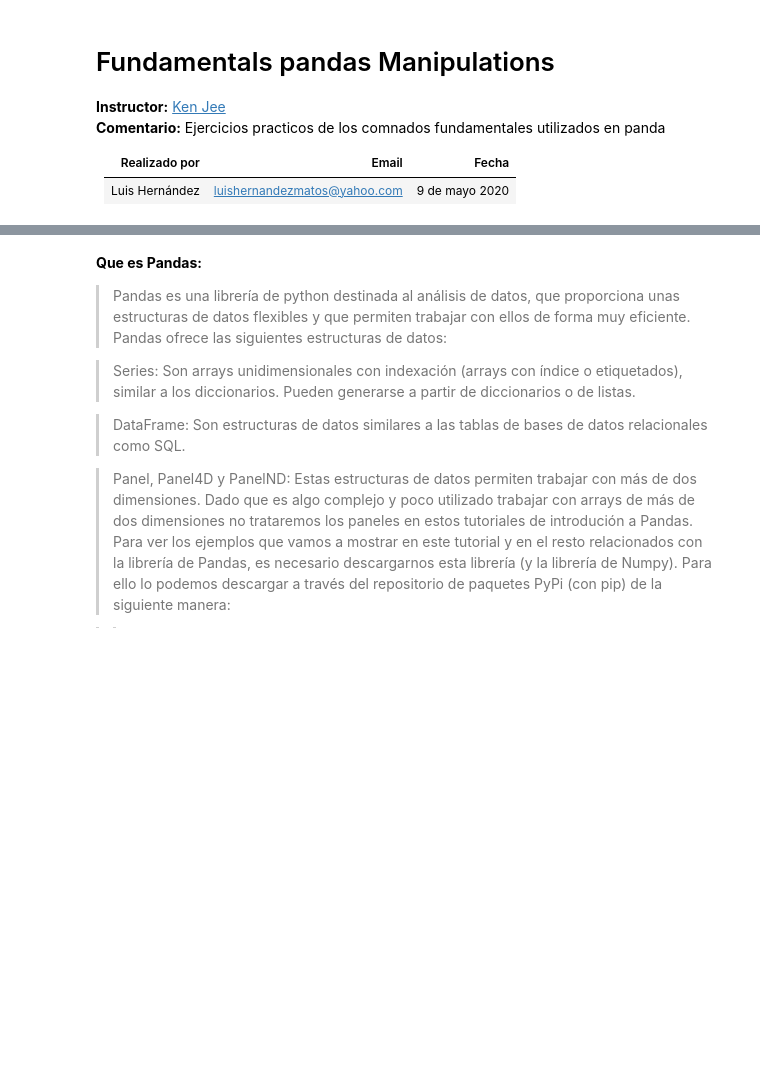
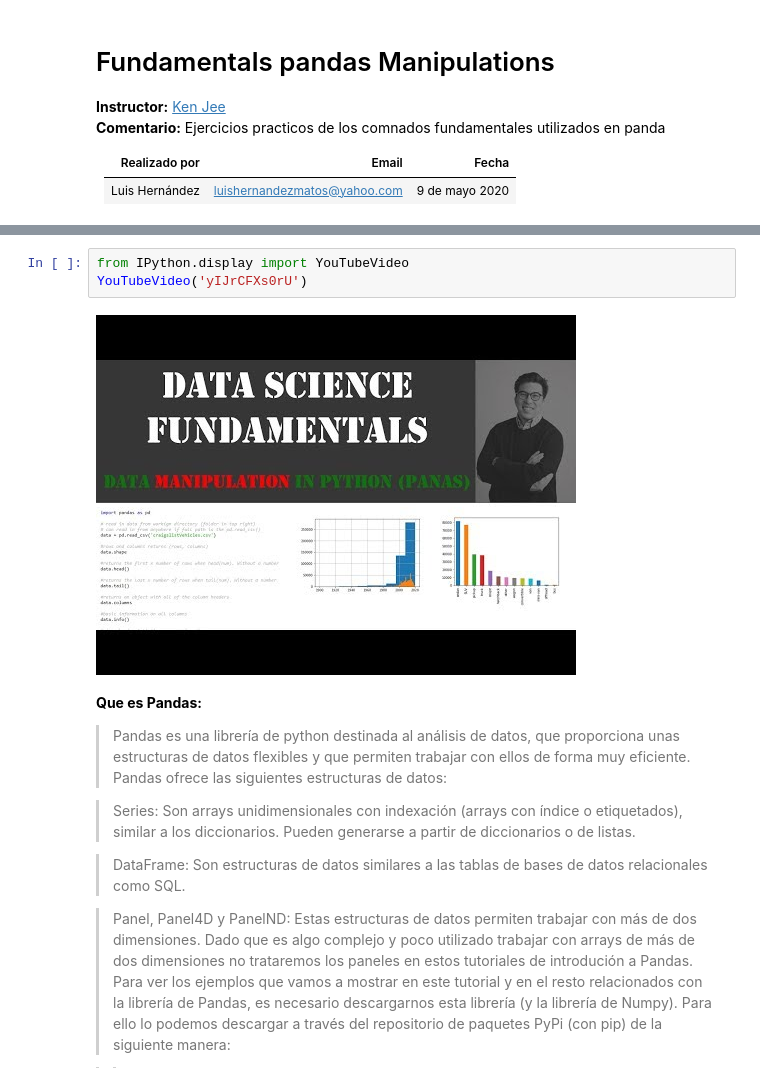
Before and after one commit to luishernand/data_cleaning.ipynb, a Jupyter notebook: fundamentals manipulations.ipynb, the cells around one changed output, grey strips where cells are left out. Drawn from its saved outputs; the diff is of its cells as text; blank space fills up the shorter version.

```diff
--- a/fundamentals manipulations.ipynb
+++ b/fundamentals manipulations.ipynb
@@ -13,3 +11,8 @@
+# %%
+from IPython.display import YouTubeVideo
+YouTubeVideo('yIJrCFXs0rU')
+# %% [output]
+[figure, added]
 # %% [markdown]
 **Que es Pandas:**
 > Pandas es una librería de python destinada al análisis de datos, que proporciona unas estructuras de datos flexibles y que permiten trabajar con ellos de forma muy eficiente. Pandas ofrece las siguientes estructuras de datos:
```
Also changed, not shown: parts of 1 cell of this notebook.
